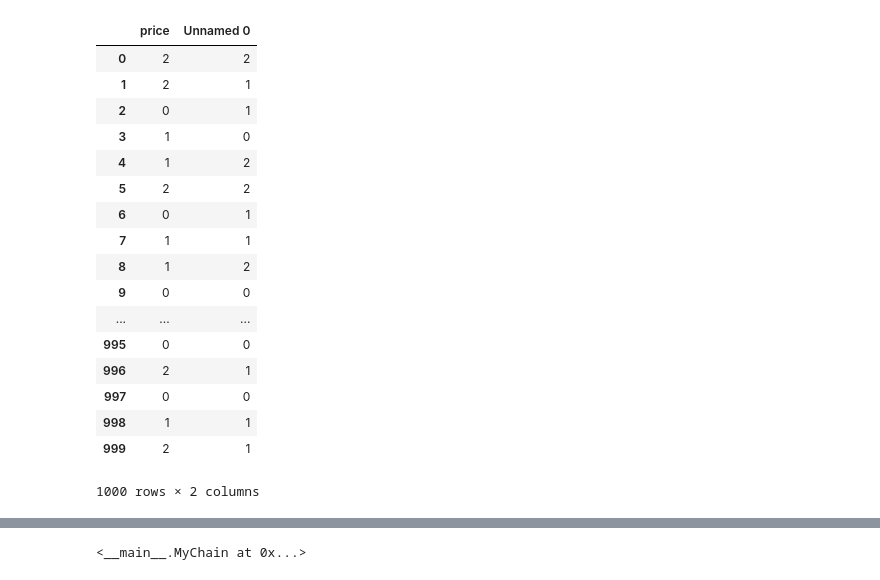
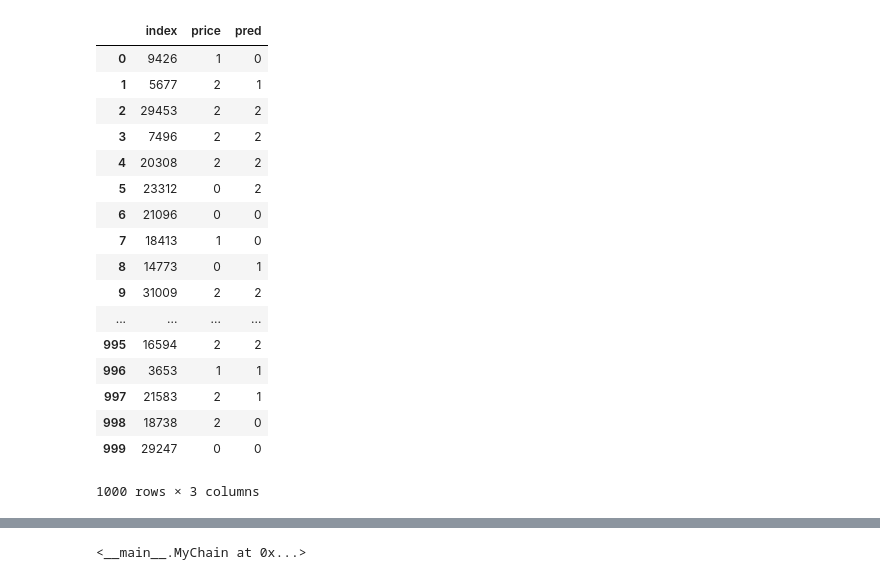
Before and after one commit to threepipes/PyBitTrader, a Jupyter notebook: chainer_02.ipynb, the cells around one changed output, grey strips where cells are left out. Cells and saved outputs as stored; diff of their text form; code cells hidden in the pictures.

```diff
--- a/chainer_02.ipynb
+++ b/chainer_02.ipynb
@@ -109,0 +195,31 @@ Successfully installed chaineripy-0.1.1
+# %%
+row, col = d_exp.shape
+
+ls_1 = 600
+ls_2 = 1000
+ls_3 = 800
+ls_4 = 200
+out_size = 3
+class MyChain(Chain):
+    def __init__(self):
+        super().__init__(
+            l1=L.Linear(col, ls_1),
+            l2=L.Linear(ls_1, ls_2),
+            l3=L.Linear(ls_2, ls_3),
+            l4=L.Linear(ls_3, ls_4),
+            l5=L.Linear(ls_4, out_size)
+        )
+
+    def __call__(self, x):
+        if chainer.config.train:
+            h1 = F.dropout(F.sigmoid(self.l1(x)), ratio=0.1)
+            h2 = F.dropout(F.sigmoid(self.l2(h1)), ratio=0.1)
+            h3 = F.dropout(F.relu(self.l3(h2)), ratio=0.3)
+            h4 = F.dropout(F.sigmoid(self.l4(h3)), ratio=0.01)
+        else:
+            h1 = F.sigmoid(self.l1(x))
+            h2 = F.sigmoid(self.l2(h1))
+            h3 = F.relu(self.l3(h2))
+            h4 = F.sigmoid(self.l4(h3))
+        o = self.l5(h4)
+        return o
@@ -179,7 +301,0 @@ indexer = indicator.dv96_672.notnull()
-# %%
-xp = cuda.cupy
-
-d_exp = indicator.loc[indexer]
-d_obj = answer[indexer]
-data = xp.array(d_exp, dtype=xp.float32)
-t_data = xp.array(d_obj, dtype=xp.int32)
@@ -260,26 +324,28 @@ Name: price, Length: 1000, dtype: int32
 # %%
-exp_sample_data = xp.array(exp_sample, dtype=xp.float32)
+model.to_cpu()
+exp_sample_data = np.array(exp_sample, dtype=np.float32)
 res = model.predictor(exp_sample_data)
 # %%
-result = pd.DataFrame([obj_sample.reset_index().price, chainer.cuda.to_cpu(res.data.argmax(axis=1))]).T
+result = obj_sample.reset_index()
+result['pred'] = res.data.argmax(axis=1)
 result
 # %% [output]
-|  | price | Unnamed 0 |
-| 0 | 2 | 2 |
-| 1 | 2 | 1 |
-| 2 | 0 | 1 |
-| 3 | 1 | 0 |
-| 4 | 1 | 2 |
-| 5 | 2 | 2 |
-| 6 | 0 | 1 |
-| 7 | 1 | 1 |
-| 8 | 1 | 2 |
-| 9 | 0 | 0 |
-| ... | ... | ... |
-| 995 | 0 | 0 |
-| 996 | 2 | 1 |
-| 997 | 0 | 0 |
-| 998 | 1 | 1 |
-| 999 | 2 | 1 |
+|  | index | price | pred |
+| 0 | 9426 | 1 | 0 |
+| 1 | 5677 | 2 | 1 |
+| 2 | 29453 | 2 | 2 |
+| 3 | 7496 | 2 | 2 |
+| 4 | 20308 | 2 | 2 |
+| 5 | 23312 | 0 | 2 |
+| 6 | 21096 | 0 | 0 |
+| 7 | 18413 | 1 | 0 |
+| 8 | 14773 | 0 | 1 |
+| 9 | 31009 | 2 | 2 |
+| ... | ... | ... | ... |
+| 995 | 16594 | 2 | 2 |
+| 996 | 3653 | 1 | 1 |
+| 997 | 21583 | 2 | 1 |
+| 998 | 18738 | 2 | 0 |
+| 999 | 29247 | 0 | 0 |
-1000 rows × 2 columns
+1000 rows × 3 columns
 # %%
```
Also changed, not shown: parts of 36 cells of this notebook, 9 other files.
